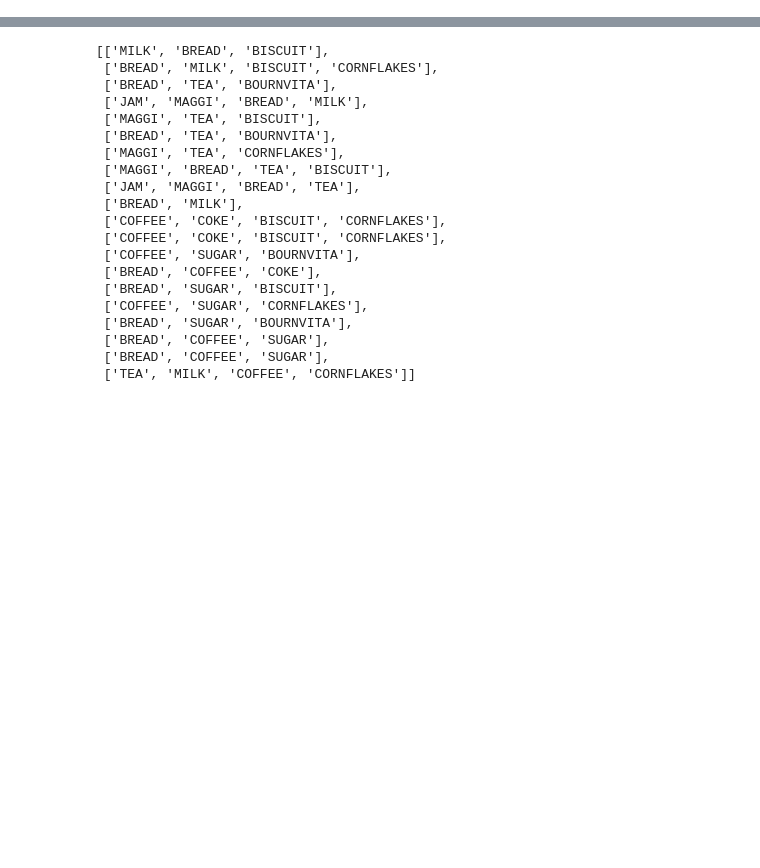
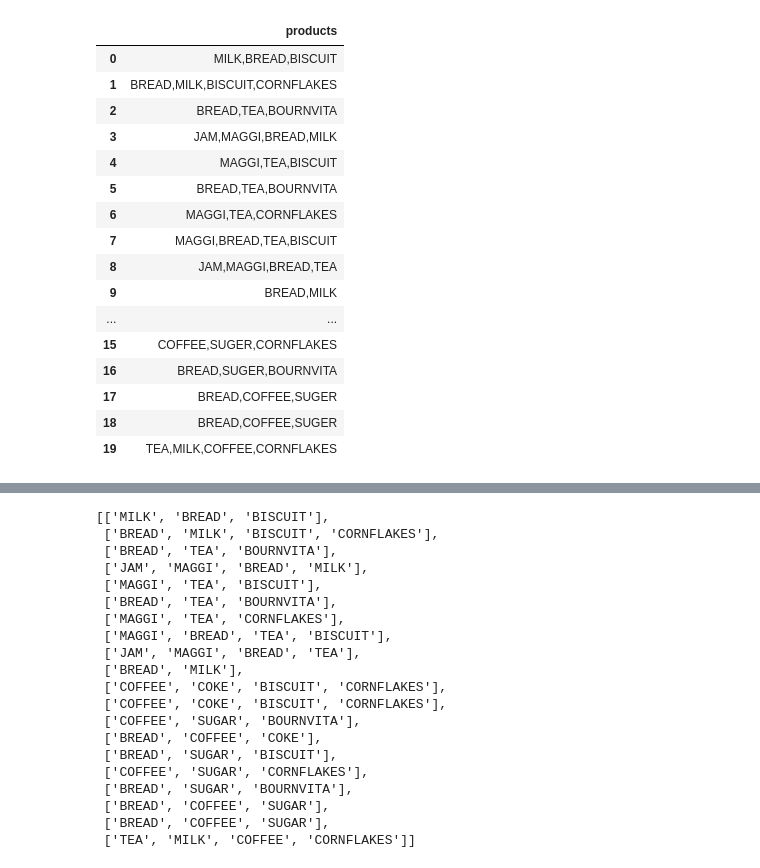
Before and after one commit to falcaozane/dwm_pracs, a Jupyter notebook: apriori/apriori.ipynb, the cells around one changed output, grey strips where cells are left out. Saved outputs shown, nothing was run; the diff lists cells and outputs as text; code cells hidden in the pictures; blank space fills up the shorter version.

```diff
--- a/apriori/apriori.ipynb
+++ b/apriori/apriori.ipynb
@@ -12 +33,21 @@ df.replace(to_replace='SUGER', value='SUGAR', regex=True, inplace=True)
+# %%
+df
+# %% [output]
+|  | products |
+| 0 | MILK,BREAD,BISCUIT |
+| 1 | BREAD,MILK,BISCUIT,CORNFLAKES |
+| 2 | BREAD,TEA,BOURNVITA |
+| 3 | JAM,MAGGI,BREAD,MILK |
+| 4 | MAGGI,TEA,BISCUIT |
+| 5 | BREAD,TEA,BOURNVITA |
+| 6 | MAGGI,TEA,CORNFLAKES |
+| 7 | MAGGI,BREAD,TEA,BISCUIT |
+| 8 | JAM,MAGGI,BREAD,TEA |
+| 9 | BREAD,MILK |
+| ... | ... |
+| 15 | COFFEE,SUGER,CORNFLAKES |
+| 16 | BREAD,SUGER,BOURNVITA |
+| 17 | BREAD,COFFEE,SUGER |
+| 18 | BREAD,COFFEE,SUGER |
+| 19 | TEA,MILK,COFFEE,CORNFLAKES |
 # %%
```
Also changed, not shown: parts of 3 cells of this notebook, 2 other files.
